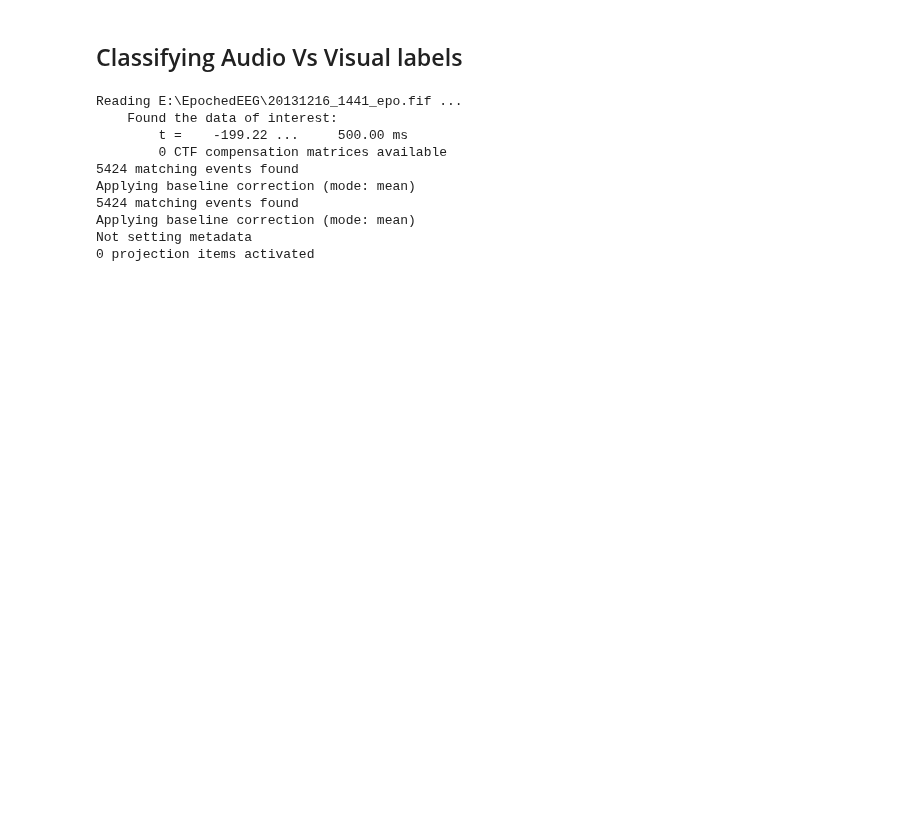
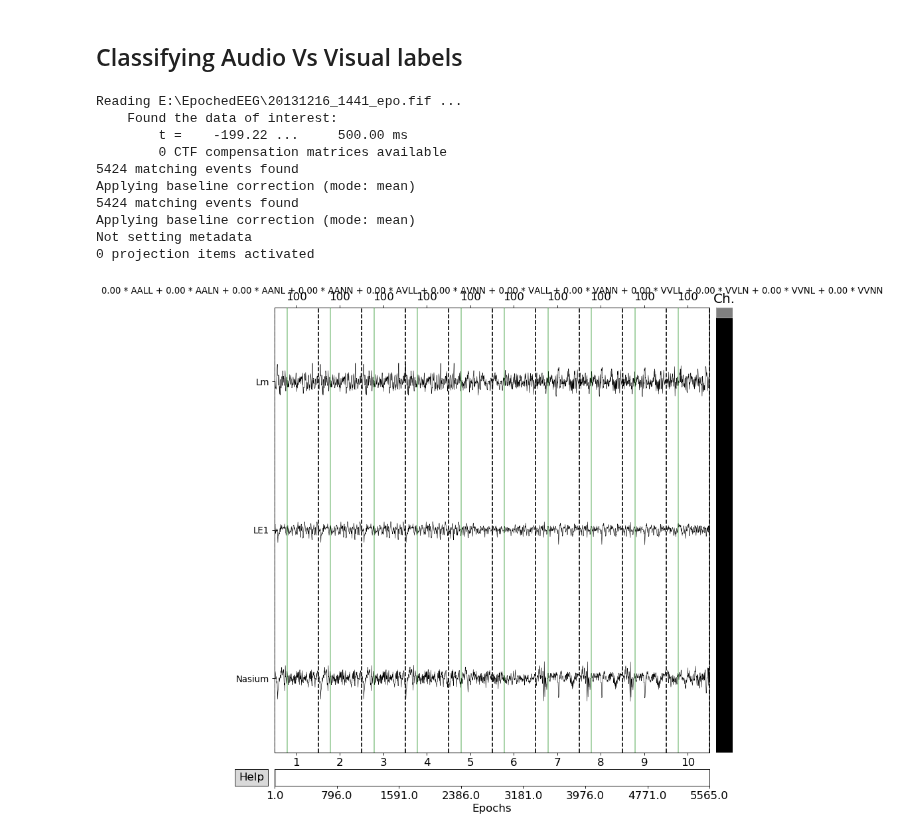
Before and after one commit to edrias/seniorprojecteeg, a Jupyter notebook: Classification/VisualVsAudio.ipynb, the cells around one changed output. Drawn from its saved outputs; the diff is of its cells as text; code cells hidden in the pictures; blank space fills up the shorter version.

```diff
--- a/Classification/VisualVsAudio.ipynb
+++ b/Classification/VisualVsAudio.ipynb
@@ -22,7 +28,7 @@ from mne.viz import tight_layout
 # %%
 path = 'E:\EpochedEEG'
 epoch_files = os.listdir(path)
-file = os.path.join(path, epoch_files[0])
+file = os.path.join(path, epoch_files[2])
 # %%
 # read epoch object
 epoch = mne.read_epochs(file, preload= True)
@@ -37,5 +43,9 @@ Applying baseline correction (mode: mean)
 Applying baseline correction (mode: mean)
 Not setting metadata
 0 projection items activated
+# %%
+epoch.plot(n_channels=3, n_epochs=10);
+# %% [output]
+[figure, added]
 # %%
 # get indicies of trials of epoch object
```
Also changed, not shown: parts of 40 cells of this notebook.
